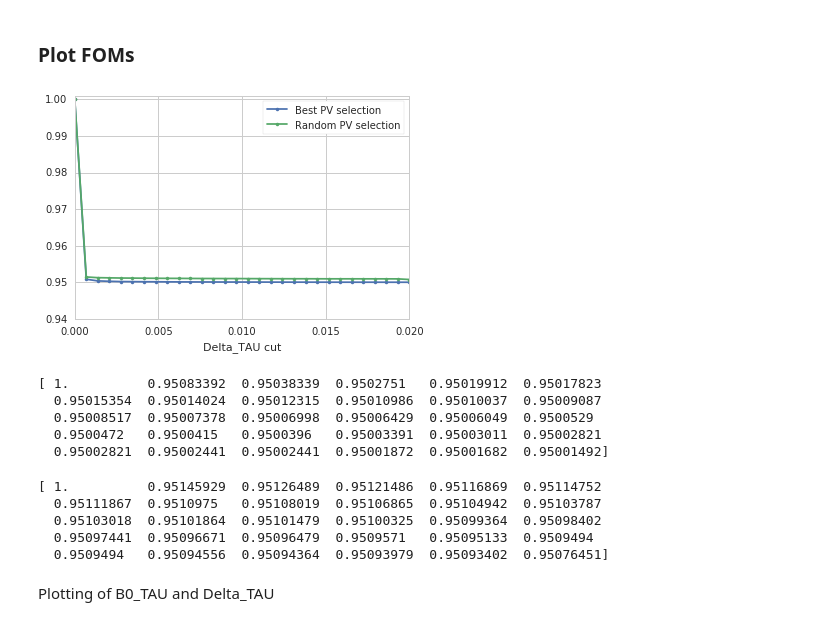
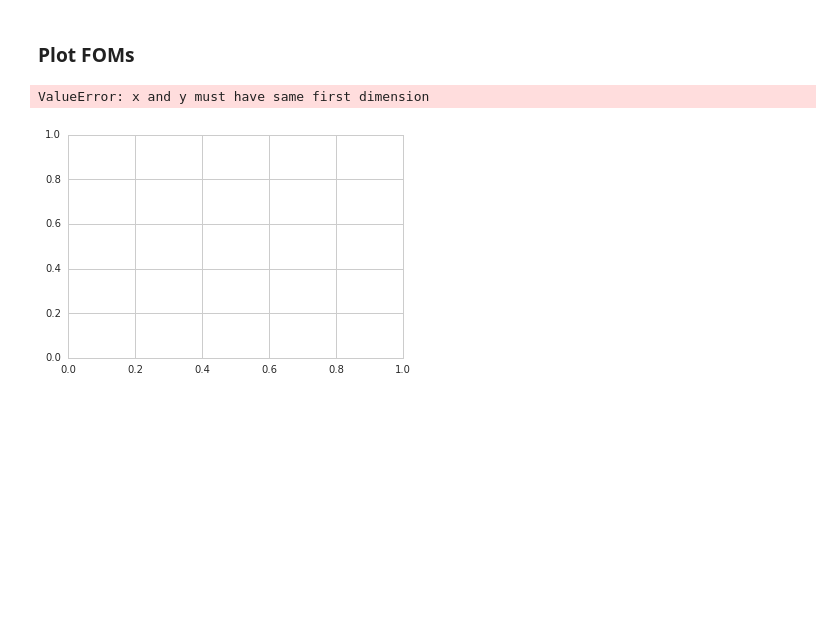
Before and after one commit to chasenberg/Masterthesis, a Jupyter notebook: notebooks/decaytime_studies/wrong_pv/Bd2JpsiKs_wrongPV_bdt_cuttuning.ipynb, the cells around one changed output. Saved outputs shown, nothing was run; the diff lists cells and outputs as text; code cells hidden in the pictures; blank space fills up the shorter version.

```diff
--- a/notebooks/decaytime_studies/wrong_pv/Bd2JpsiKs_wrongPV_bdt_cuttuning.ipynb
+++ b/notebooks/decaytime_studies/wrong_pv/Bd2JpsiKs_wrongPV_bdt_cuttuning.ipynb
@@ -50,7 +50,8 @@ branches = [
             'idxRunNumber',
             'idxEventNumber',
             'idxPV',
-            'Delta_TAU'
+            'Delta_TAU',
+            'BDTresponse_wrongPV'
             ]
 # %%
 tree_mc = 'Bd2JpsiKS'
@@ -309,21 +240,3 @@ def calculate_foms(dataset):
     }
 
     return fomname_to_value
-# %%
-sys.path.append('/home/chasenberg/repos/')
-sys.path.append('/home/chasenberg/repos/dopy')
-from dopy import *
-from dopy.dolearn.sklearn_utils import plot_roc_curve, plot_classifier_output, plot_correlations
-from dopy.dolearn.sklearn_utils import plot_feature_importances, plot_classifier_output, classify_unseen_data
-#from dopy.sklearn_utils import plot_bdt_vars
-from dopy.doplot.plotting import Plotter, Plot
-from dopy.doanalysis.df_utils import add_min_max, add_eta
-
-cuttype = 'Delta_TAU'
-cut = 0.000001
-
-p = Plotter('/home/chasenberg/plots/selection/')
-p.create_plots(signal_dataframe_wrongPV.query('{0}>-{1}&{0}<{1}'.format(cuttype,cut)).query('idxPV==0'),'Delta_TAU',component_labels=['MC'])
-p['Delta_TAU'].set_range(-0.0005,0.0005)
-#bdt_plot.plot()
-p.plot()
@@ -335,16 +244,17 @@ WARNING: Efficiencies are calculated against the full complete dataset.
 from ROOT import RooArgList
 import subprocess, os
 import time
+import root_pandas as rp
 
 x=None
 for cut in cuts:
-    print('INFO: Starting to test cut ' + '{0}<{1}'.format(cuttype,cut), flush=True)
-    data_fit_cut = signal_dataframe_wrongPV.query('{0}>-{1}&{0}<{1}'.format(cuttype,cut)) #data_after_import.reduce('{0}>{1}'.format(cuttype,cut))
-    best_pv = signal_dataframe_wrongPV.query('{0}>-{1}&{0}<{1}'.format(cuttype,cut)).query('idxPV==0')
+    print('INFO: Starting to test cut ' + '{0}>{1}'.format(cuttype,cut), flush=True)
+    data_fit_cut = signal_dataframe_wrongPV.query('{0}>{1}'.format(cuttype,cut)) #data_after_import.reduce('{0}>{1}'.format(cuttype,cut))
+    best_pv = signal_dataframe_wrongPV.query('{0}>{1}'.format(cuttype,cut)).query('idxPV==0')
     #data_fit_cut = data_fit_cut.query('B0_FitPVConst_MinIPCHI2anyPV_flat>6')
     #print("The size of the sample is:")
     #print(data_fit_cut['Delta_TAU'].min())
-    data_fit_cut.query('B0_FitPVConst_MinIPCHI2anyPV_flat>15').to_root('/fhgfs/users/chasenberg/mc/2015_2016_merged/jpsimumuks/interim.root',key=tree_mc)
+    data_fit_cut.to_root('/fhgfs/users/chasenberg/mc/2015_2016_merged/jpsimumuks/interim.root',key=tree_mc)
     print('INFO: Call CandidateSelectionGrimReaper', flush=True)
     my_env = os.environ.copy()
     my_env['PATH'] = '/usr/local/bin:/bin:/usr/bin:/usr/local/sbin:/usr/sbin:/sbin:/home/chasenberg/bin'
@@ -441,53 +359,38 @@ shift = 0.0
 
 foms_to_plot = {}
 #foms_to_plot["TaggingPower"] = r"Flavour Tagging"
-foms_to_plot["TimeresPower_bestPV"] = "Best PV selection"
-foms_to_plot["TimeresPower_randomPV"]   = "Random PV selection"
+foms_to_plot["TimeresPower"] = "Best PV selection"
+foms_to_plot["TimeresPower"]   = "Random PV selection"
 #foms_to_plot["BsFOM"]        = "$X_i$-term"
 #foms_to_plot["BdFOM_p"]      = "FOM ${}_{B^0_d}$"
 #foms_to_plot["BdFOM"]        = "FOM"
 
 #for parameter, values in ys.items():
 for parameter in foms_to_plot:
     values=ys[parameter]
     #if "FOM" in parameter or "EffSig" in parameter or "s3_over_spb2" in parameter\
     #or "TaggingPower" in parameter or "TimeresPower" in parameter:
     if parameter in foms_to_plot:
         plt.errorbar(x,values+random.random()*shift,marker='.',linestyle='-',label=foms_to_plot[parameter])
         plt.xlabel("Delta_TAU cut")
 '''values_EffSigSize=ys['EffSigSize']
 values_TimeresPower=ys['TimeresPower']
 values_TaggingPower=ys['TaggingPower']
 values_BdFOM_p=ys['BdFOM_p']
 values_BdFOM=ys['BdFOM']
 
 
 plt.errorbar(x,values_EffSigSize+random.random()*shift,marker='.',linestyle='-',label=foms_to_plot[parameter],color=current_palette[0])
 plt.errorbar(x,values_TimeresPower+random.random()*shift,marker='.',linestyle='-',label=foms_to_plot[parameter],color=current_palette[1])
 plt.errorbar(x,values_TaggingPower+random.random()*shift,marker='.',linestyle='-',label=foms_to_plot[parameter],color=current_palette[2])
 plt.errorbar(x,values_BdFOM_p+random.random()*shift,marker='.',linestyle='-',label=foms_to_plot[parameter],color=current_palette[3])
 plt.errorbar(x,values_BdFOM+random.random()*shift,marker='.',linestyle='-',label=foms_to_plot[parameter],color=current_palette[4])
 plt.xlabel("BDT Schnitt")'''
 plt.gca().set_ylim(0.94,1.001)
 plt.gca().set_xlim(0.0000000001,0.02)
 plt.legend(loc='best')
 plt.savefig(subdir + '/FOMS.pdf')
 plt.show()
 # %% [output]
+ValueError: x and y must have same first dimension
-[figure, old version]
+[figure, new version]
-# %%
-print(ys['TimeresPower_bestPV'])
-# %% [output]
-[ 1.          0.95083392  0.95038339  0.9502751   0.95019912  0.95017823
-  0.95015354  0.95014024  0.95012315  0.95010986  0.95010037  0.95009087
-  0.95008517  0.95007378  0.95006998  0.95006429  0.95006049  0.9500529
-  0.9500472   0.9500415   0.9500396   0.95003391  0.95003011  0.95002821
-  0.95002821  0.95002441  0.95002441  0.95001872  0.95001682  0.95001492]
-# %%
-print(ys['TimeresPower_randomPV'])
-# %% [output]
-[ 1.          0.95145929  0.95126489  0.95121486  0.95116869  0.95114752
-  0.95111867  0.9510975   0.95108019  0.95106865  0.95104942  0.95103787
-  0.95103018  0.95101864  0.95101479  0.95100325  0.95099364  0.95098402
-  0.95097441  0.95096671  0.95096479  0.9509571   0.95095133  0.9509494
-  0.9509494   0.95094556  0.95094364  0.95093979  0.95093402  0.95076451]
@@ -496,2 +396,0 @@ print(x)
-# %% [markdown]
-Plotting of B0_TAU and Delta_TAU
```
Also changed, not shown: parts of 8 cells of this notebook.
